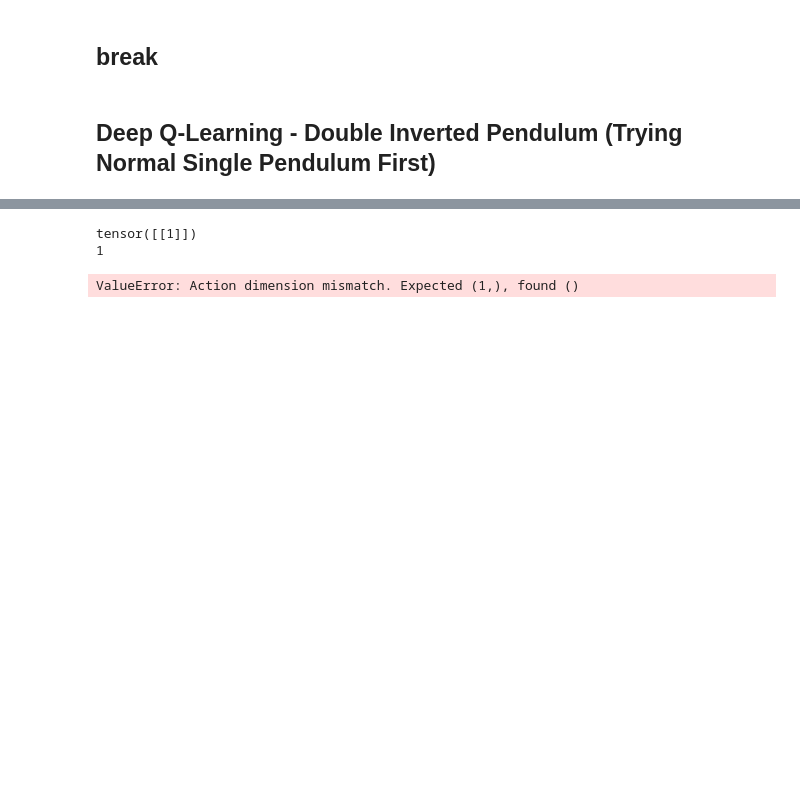
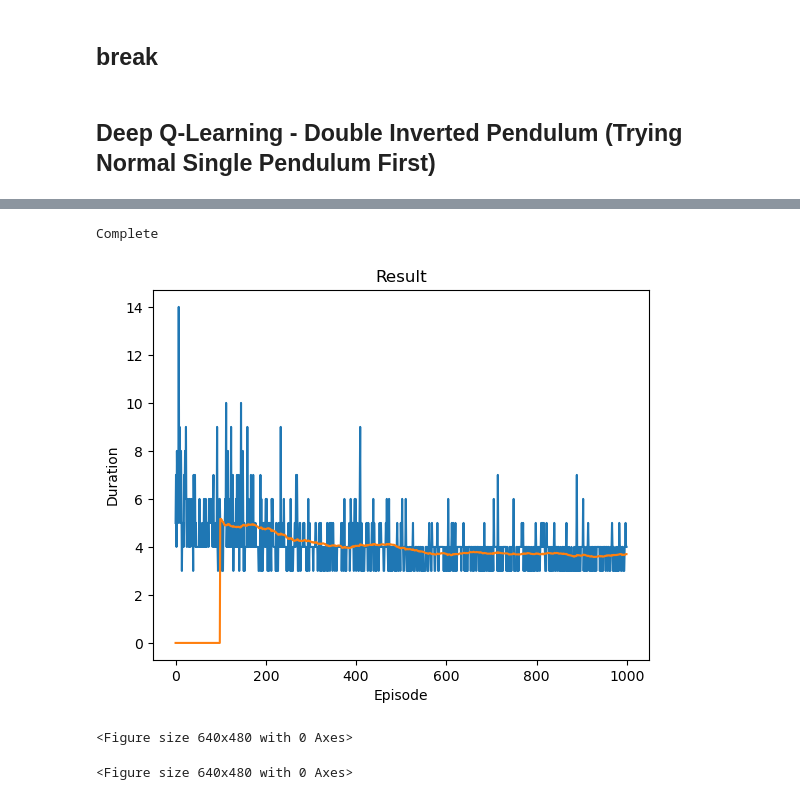
Before and after one commit to 930how/RL-Project-Physics5080, a Jupyter notebook: DeepQLearning.ipynb, the cells around one changed output, grey strips where cells are left out. Drawn from its saved outputs; the diff is of its cells as text; code cells hidden in the pictures; blank space fills up the shorter version.

```diff
--- a/DeepQLearning.ipynb
+++ b/DeepQLearning.ipynb
@@ -286,7 +286,9 @@ import torch.nn as nn
 import torch.optim as optim
 import torch.nn.functional as F
 
-env2 = gym.make("InvertedPendulum-v5")
+import numpy as np
+
+env2 = gym.make("InvertedDoublePendulum-v5")
 
 # set up matplotlib
 is_ipython = 'inline' in matplotlib.get_backend()
@@ -352,8 +397,11 @@ EPS_DECAY = 1000
 TAU = 0.005
 LR = 1e-4
 
+# Create discrete actions for continuous action space
+action_space = torch.linspace(-3, 3, 300, device=device)
+
 # Get number of actions from gym action space
-n_actions = 2
+n_actions = action_space.size()[0]
 # Get the number of state observations
 state, info = env2.reset()
 n_observations = len(state)
@@ -382,8 +430,11 @@ def select_action(state):
             # found, so we pick action with the larger expected reward.
             return policy_net(state).max(1).indices.view(1, 1)
     else:
-        action_sample= action_integer(env2.action_space.sample())
-        return torch.tensor([[action_sample]], device=device, dtype=torch.long)
+        # action_sample= action_integer(env2.action_space.sample())
+        # print(env2.action_space.sample())
+        action_sample = closest_value(action_space, torch.from_numpy(env2.action_space.sample()).to('cuda:0'))
+        # print(action_sample)
+        return torch.tensor([[action_sample]], device=device, dtype=torch.float32)
 
 
 episode_durations = []
@@ -430,7 +481,9 @@ def optimize_model():
     non_final_next_states = torch.cat([s for s in batch.next_state
                                                 if s is not None])
     state_batch = torch.cat(batch.state)
-    action_batch = torch.cat(batch.action)
+    action_batch = array_to_index(action_space, torch.cat(batch.action))
+    # print(policy_net)
+    # print(action_batch)
     reward_batch = torch.cat(batch.reward)
 
     # Compute Q(s_t, a) - the model computes Q(s_t), then we select the
@@ -461,7 +514,7 @@ def optimize_model():
     optimizer.step()
 # %%
 if torch.cuda.is_available() or torch.backends.mps.is_available():
-    num_episodes = 600
+    num_episodes = 1000
 else:
     num_episodes = 50
 
@@ -471,11 +524,11 @@ for i_episode in range(num_episodes):
     state = torch.tensor(state, dtype=torch.float32, device=device).unsqueeze(0)
     for t in count():
         action = select_action(state)
-        print(action)
-        print(action.item())
-        print(env2.step(0))
+        # print(action)
+        # print(action.item())
+        # print(env2.step(0))
 
-        observation, reward, terminated, truncated, _ = env2.step(action.item())
+        observation, reward, terminated, truncated, _ = env2.step((action.item(),))
         reward = torch.tensor([reward], device=device)
         done = terminated or truncated
 
@@ -484,33 +537,34 @@ for i_episode in range(num_episodes):
         else:
             next_state = torch.tensor(observation, dtype=torch.float32, device=device).unsqueeze(0)
 
         # Store the transition in memory
         memory.push(state, action, next_state, reward)
 
         # Move to the next state
         state = next_state
 
         # Perform one step of the optimization (on the policy network)
         optimize_model()
 
         # Soft update of the target network's weights
         # θ′ ← τ θ + (1 −τ )θ′
         target_net_state_dict = target_net.state_dict()
         policy_net_state_dict = policy_net.state_dict()
         for key in policy_net_state_dict:
             target_net_state_dict[key] = policy_net_state_dict[key]*TAU + target_net_state_dict[key]*(1-TAU)
         target_net.load_state_dict(target_net_state_dict)
 
         if done:
             episode_durations.append(t + 1)
             plot_durations()
             break
 
 print('Complete')
 plot_durations(show_result=True)
 plt.ioff()
 plt.show()
 # %% [output]
-tensor([[1]])
-1
+Complete
+[figure, added]
-ValueError: Action dimension mismatch. Expected (1,), found ()
+<Figure size 640x480 with 0 Axes>
+<Figure size 640x480 with 0 Axes>
```
Also changed, not shown: parts of 2 cells of this notebook.
